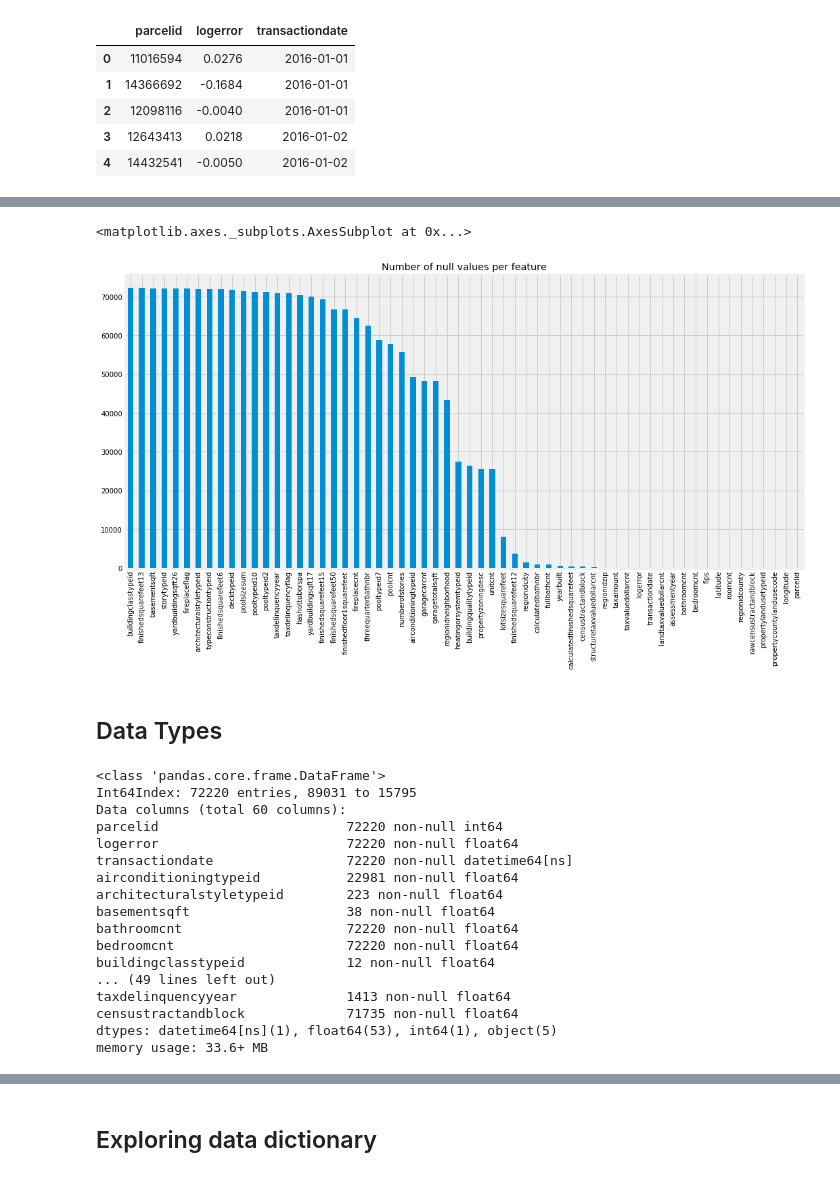
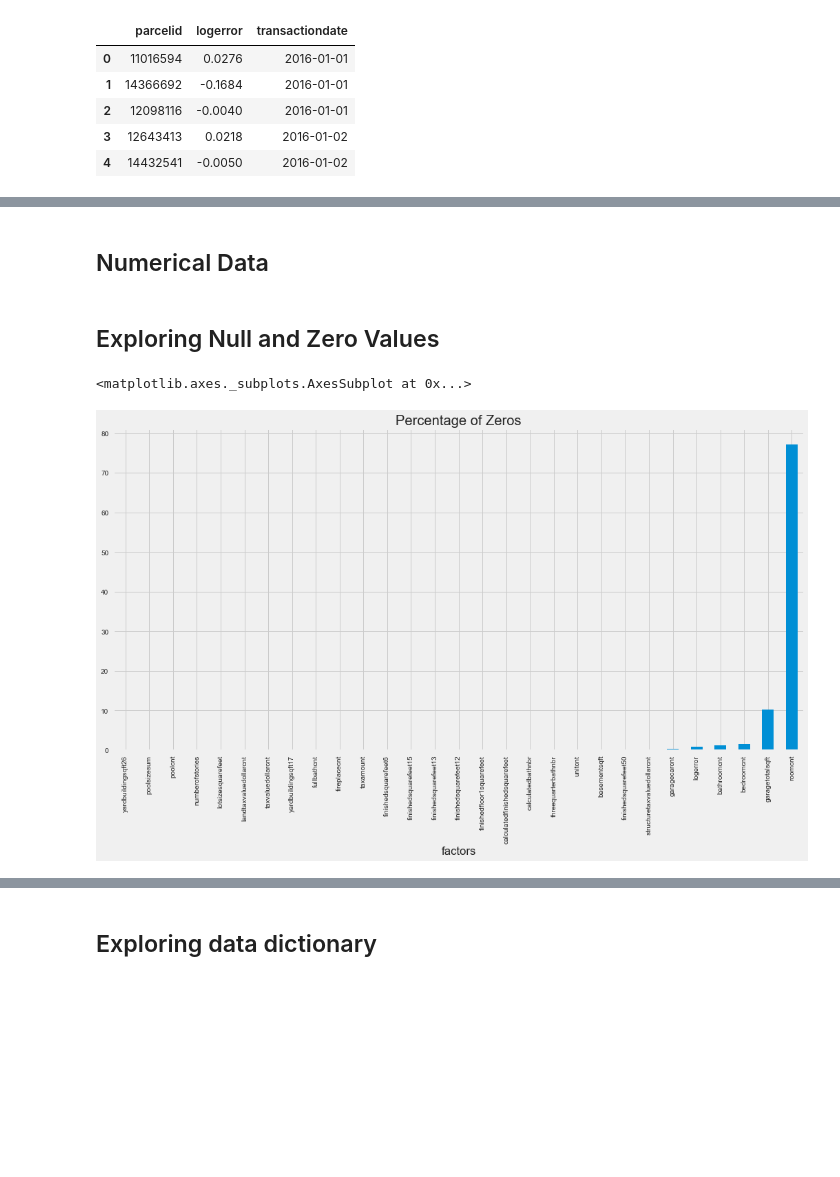
Before and after one commit to eschoenbrun/Zillow_Kaggle, a Jupyter notebook: exploratory_data_analysis.ipynb, the cells around one changed output, grey strips where cells are left out. Saved outputs shown, nothing was run; the diff lists cells and outputs as text; code cells hidden in the pictures; blank space fills up the shorter version.

```diff
--- a/exploratory_data_analysis.ipynb
+++ b/exploratory_data_analysis.ipynb
@@ -134,27 +110,2 @@ null_vals.sort_values(inplace=True,ascending=False)
-# %%
-null_vals.plot(kind='bar',figsize=(16,8), title="Number of null values per feature")
-# %% [output]
-<matplotlib.axes._subplots.AxesSubplot at 0x...>
-[figure, removed]
 # %% [markdown]
-## Data Types
+## Numerical Data
-# %%
-data.info()
-# %% [output]
-<class 'pandas.core.frame.DataFrame'>
-Int64Index: 72220 entries, 89031 to 15795
-Data columns (total 60 columns):
-parcelid                        72220 non-null int64
-logerror                        72220 non-null float64
-transactiondate                 72220 non-null datetime64[ns]
-airconditioningtypeid           22981 non-null float64
-architecturalstyletypeid        223 non-null float64
-basementsqft                    38 non-null float64
-bathroomcnt                     72220 non-null float64
-bedroomcnt                      72220 non-null float64
-buildingclasstypeid             12 non-null float64
-... (49 lines left out)
-taxdelinquencyyear              1413 non-null float64
-censustractandblock             71735 non-null float64
-dtypes: datetime64[ns](1), float64(53), int64(1), object(5)
-memory usage: 33.6+ MB
@@ -160,0 +115,19 @@ memory usage: 33.6+ MB
+# %% [markdown]
+## Exploring Null and Zero Values
+# %%
+zeros = (num_data[:] == 0).sum()/len(num_data)*100
+zeros = zeros.reset_index()
+
+nulls = num_data.isnull().sum()/len(num_data)*100
+nulls = nulls.reset_index()
+
+stats = pd.merge(zeros, nulls, on='index')
+stats.columns = ['factors', 'perc_zero', 'perc_null']
+stats.sort_values('perc_zero', inplace=True)
+stats.perc_zero.index = stats.factors
+ax = plt.axes()
+ax.set_xlabel('Columns',fontdict={'fontsize':'large'})
+stats.perc_zero.plot(kind='bar', figsize=(16,8),title="Percentage of Zeros")
+# %% [output]
+<matplotlib.axes._subplots.AxesSubplot at 0x...>
+[figure, added]
```
Also changed, not shown: parts of 21 cells of this notebook, 2 other files.
